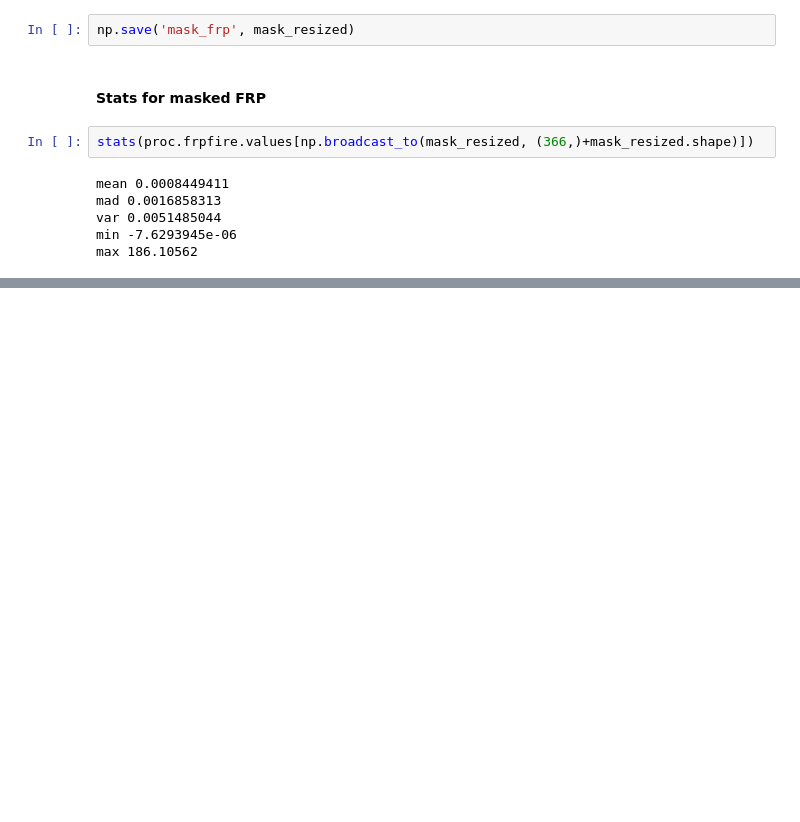
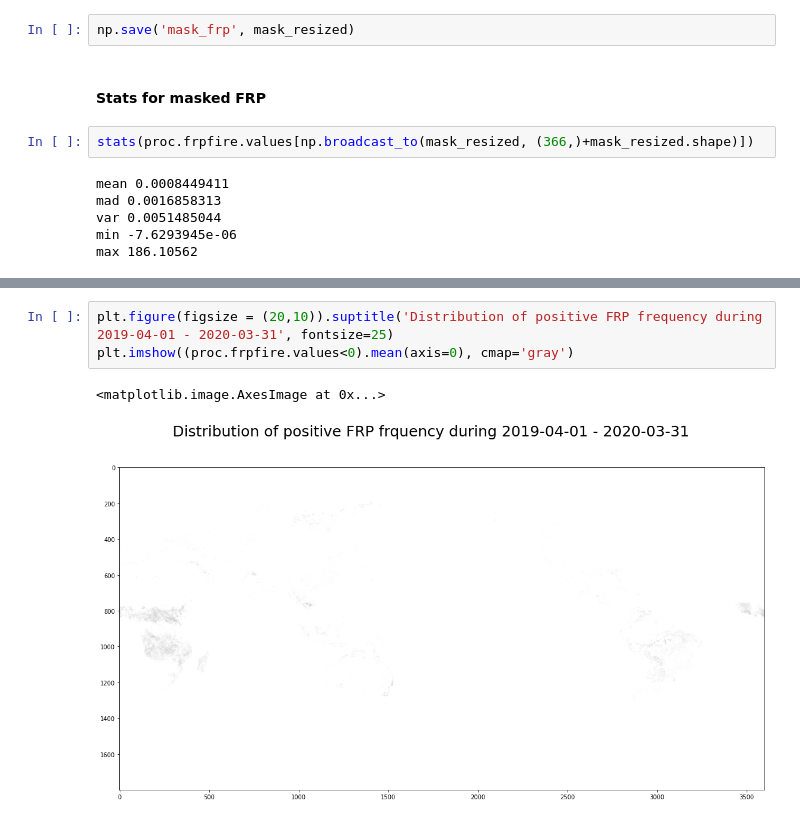
Before and after one commit to tejasvi/deepFWI, a Jupyter notebook: data/gfas_frp.ipynb, the cells around one changed output, grey strips where cells are left out. Drawn from its saved outputs; the diff is of its cells as text; blank space fills up the shorter version.

```diff
--- a/data/gfas_frp.ipynb
+++ b/data/gfas_frp.ipynb
@@ -185,0 +206,6 @@ max 186.10562
+# %%
+plt.figure(figsize = (20,10)).suptitle('Distribution of positive FRP frequency during 2019-04-01 - 2020-03-31', fontsize=25)
+plt.imshow((proc.frpfire.values<0).mean(axis=0), cmap='gray')
+# %% [output]
+<matplotlib.image.AxesImage at 0x...>
+[figure, added]
```
Also changed, not shown: parts of 40 cells of this notebook.
